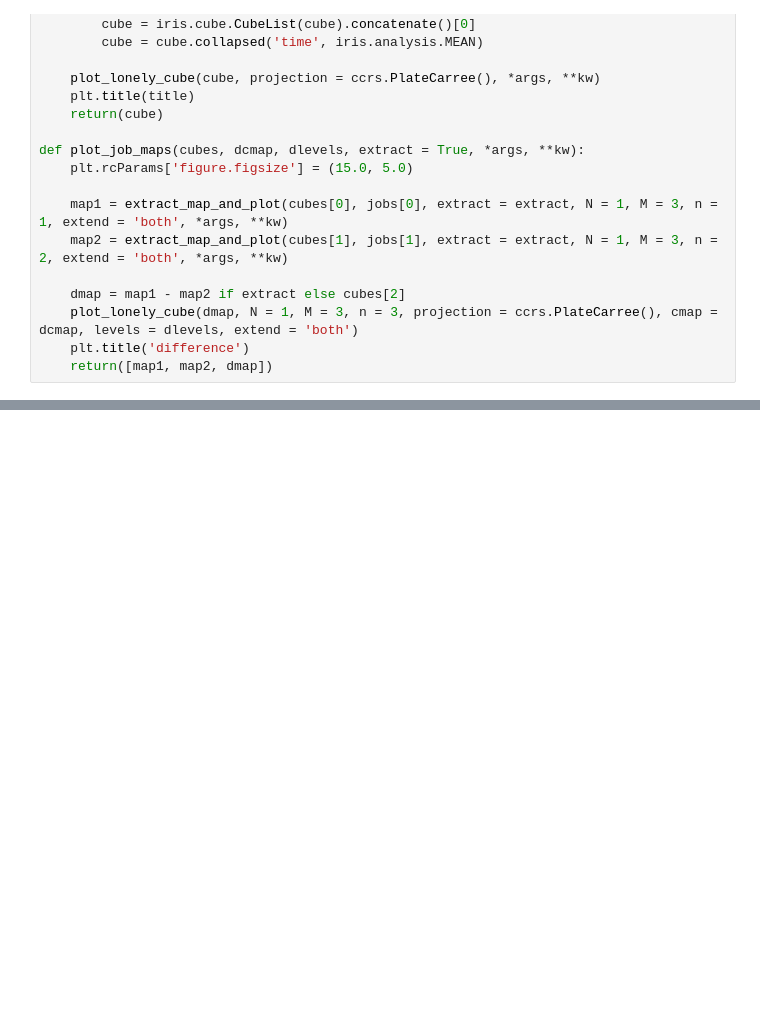
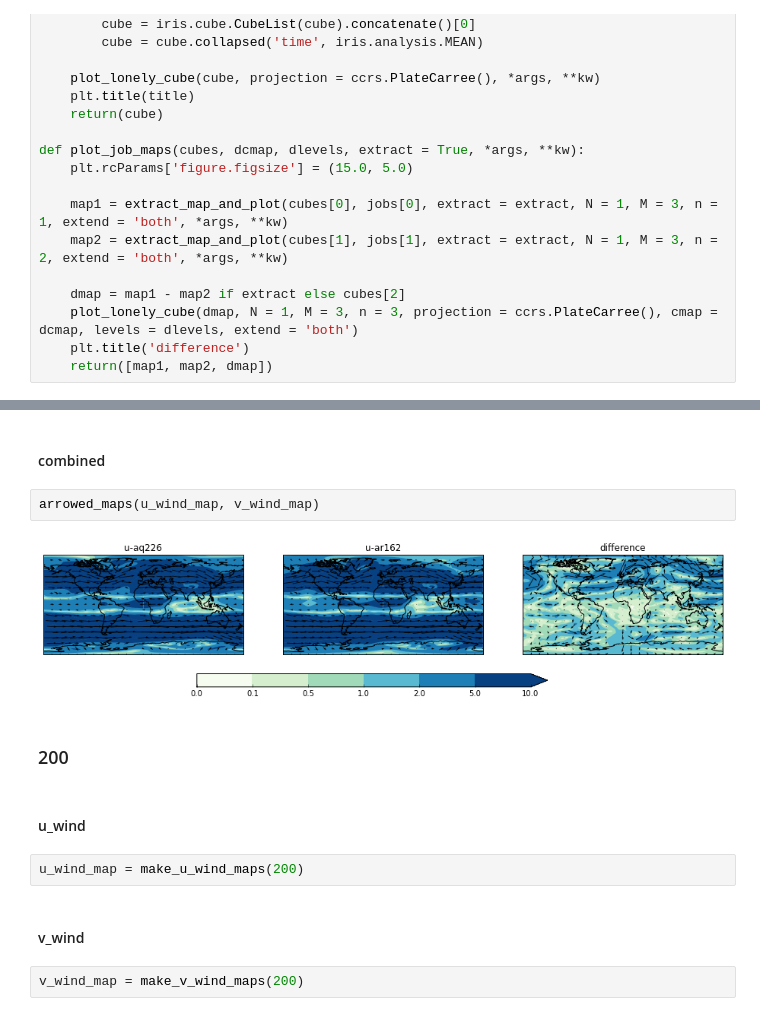
Before and after one commit to douglask3/albedo_teleconection, a Jupyter notebook: Untitled0.ipynb, the cells around one changed output, grey strips where cells are left out. Saved outputs shown, nothing was run; the diff lists cells and outputs as text; blank space fills up the shorter version.

```diff
--- a/Untitled0.ipynb
+++ b/Untitled0.ipynb
@@ -176,0 +208,16 @@ plt.colorbar(cf, colorbar_axes, orientation='horizontal')
+# %% [markdown]
+#### combined
+# %%
+arrowed_maps(u_wind_map, v_wind_map)
+# %% [output]
+[figure, added]
+# %% [markdown]
+### 200
+# %% [markdown]
+#### u_wind
+# %%
+u_wind_map = make_u_wind_maps(200)
+# %% [markdown]
+#### v_wind
+# %%
+v_wind_map = make_v_wind_maps(200)
```
Also changed, not shown: parts of 19 cells of this notebook.
